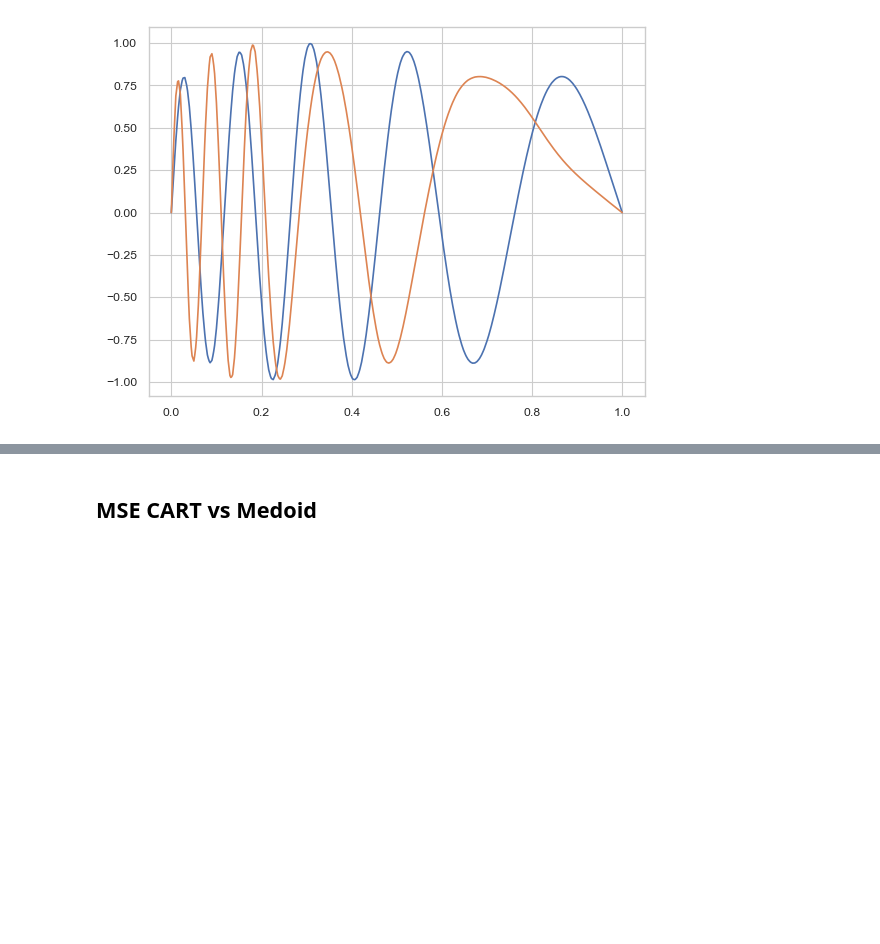
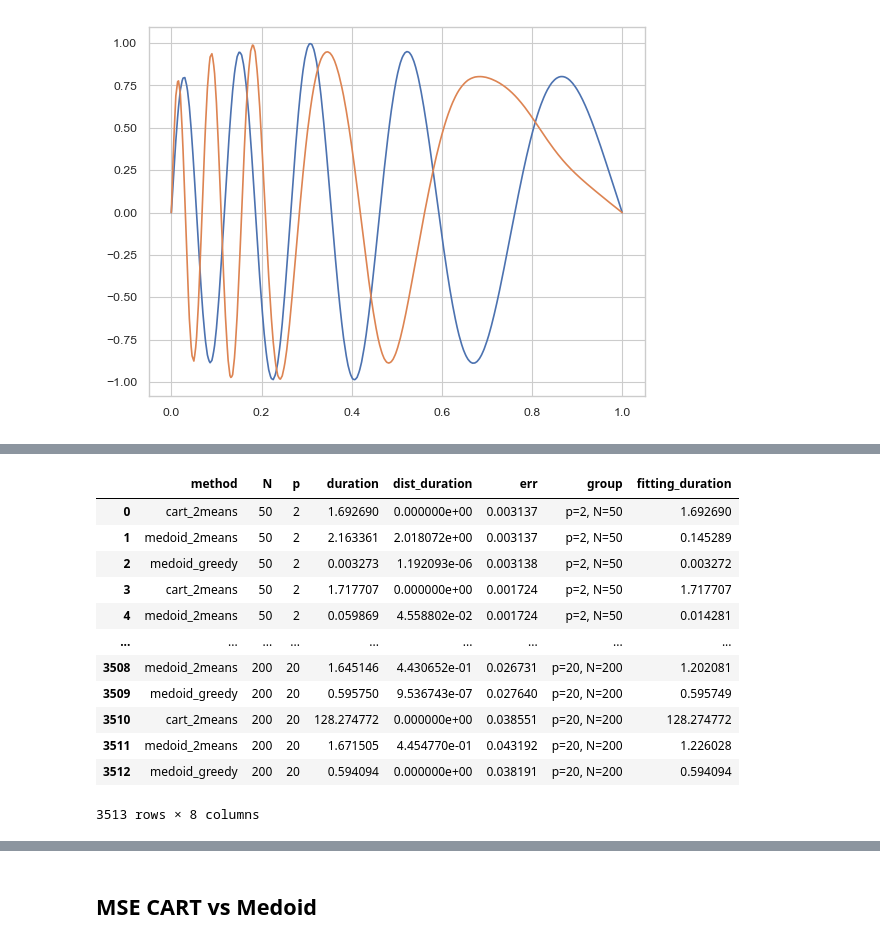
Before and after one commit to matthieubulte/pyfrechet, a Jupyter notebook: benchmark/phase.ipynb, the cells around one changed output, grey strips where cells are left out. Cells and saved outputs as stored; diff of their text form; code cells hidden in the pictures; blank space fills up the shorter version.

```diff
--- a/benchmark/phase.ipynb
+++ b/benchmark/phase.ipynb
@@ -328,5 +303,21 @@ df = pd.DataFrame(results, columns=['method', 'N', 'p', 'duration', 'dist_durati
 df['group'] ='p=' + df['p'].astype(str) +  ', N=' + df['N'].astype(str)
 df['fitting_duration'] = df['duration'] - df['dist_duration']
 # sns.boxplot(df, y='duration', x='method')
+# %%
+df
+# %% [output]
+|  | method | N | p | duration | dist_duration | err | group | fitting_duration |
+| 0 | cart_2means | 50 | 2 | 1.692690 | 0.000000e+00 | 0.003137 | p=2, N=50 | 1.692690 |
+| 1 | medoid_2means | 50 | 2 | 2.163361 | 2.018072e+00 | 0.003137 | p=2, N=50 | 0.145289 |
+| 2 | medoid_greedy | 50 | 2 | 0.003273 | 1.192093e-06 | 0.003138 | p=2, N=50 | 0.003272 |
+| 3 | cart_2means | 50 | 2 | 1.717707 | 0.000000e+00 | 0.001724 | p=2, N=50 | 1.717707 |
+| 4 | medoid_2means | 50 | 2 | 0.059869 | 4.558802e-02 | 0.001724 | p=2, N=50 | 0.014281 |
+| ... | ... | ... | ... | ... | ... | ... | ... | ... |
+| 3508 | medoid_2means | 200 | 20 | 1.645146 | 4.430652e-01 | 0.026731 | p=20, N=200 | 1.202081 |
+| 3509 | medoid_greedy | 200 | 20 | 0.595750 | 9.536743e-07 | 0.027640 | p=20, N=200 | 0.595749 |
+| 3510 | cart_2means | 200 | 20 | 128.274772 | 0.000000e+00 | 0.038551 | p=20, N=200 | 128.274772 |
+| 3511 | medoid_2means | 200 | 20 | 1.671505 | 4.454770e-01 | 0.043192 | p=20, N=200 | 1.226028 |
+| 3512 | medoid_greedy | 200 | 20 | 0.594094 | 0.000000e+00 | 0.038191 | p=20, N=200 | 0.594094 |
+3513 rows × 8 columns
 # %%
 from plot_bench import *
```
Also changed, not shown: parts of 3 cells of this notebook, 7 other files.
